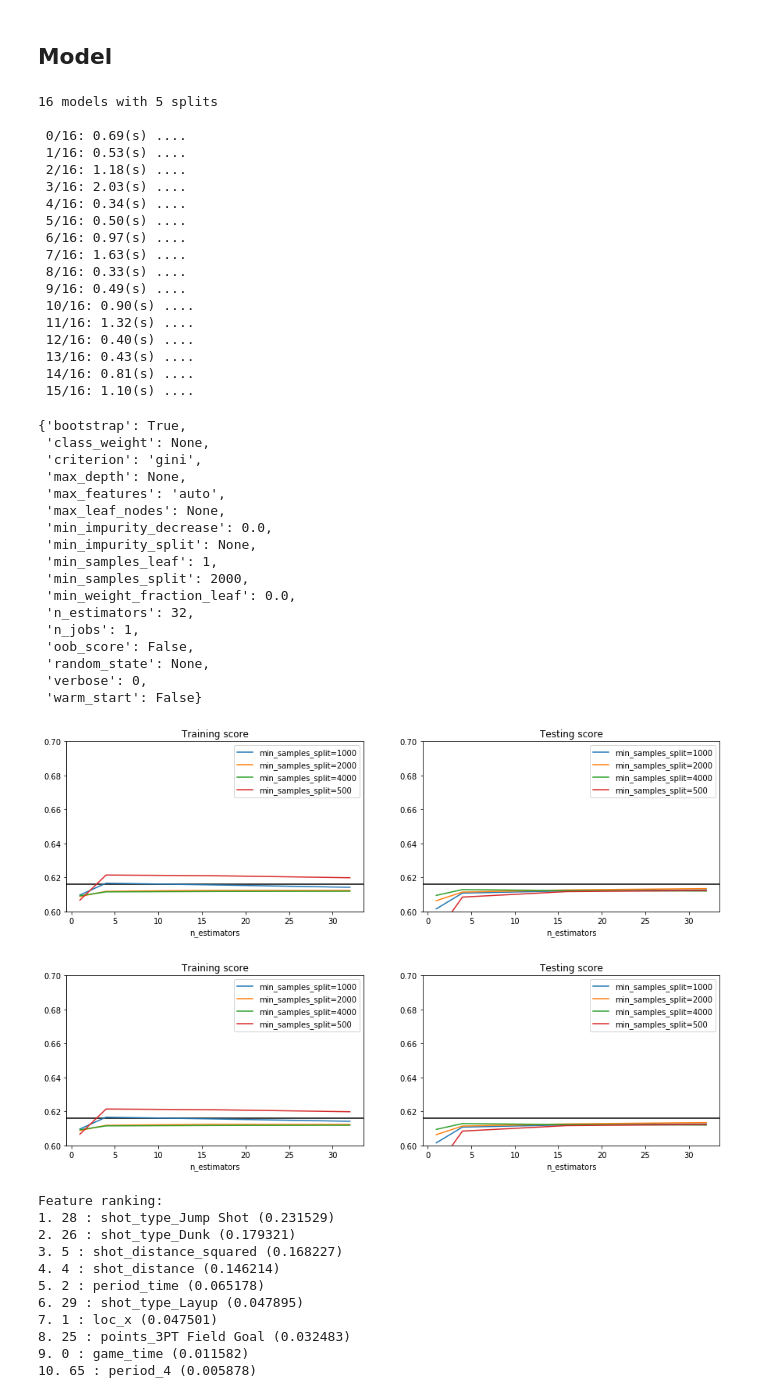
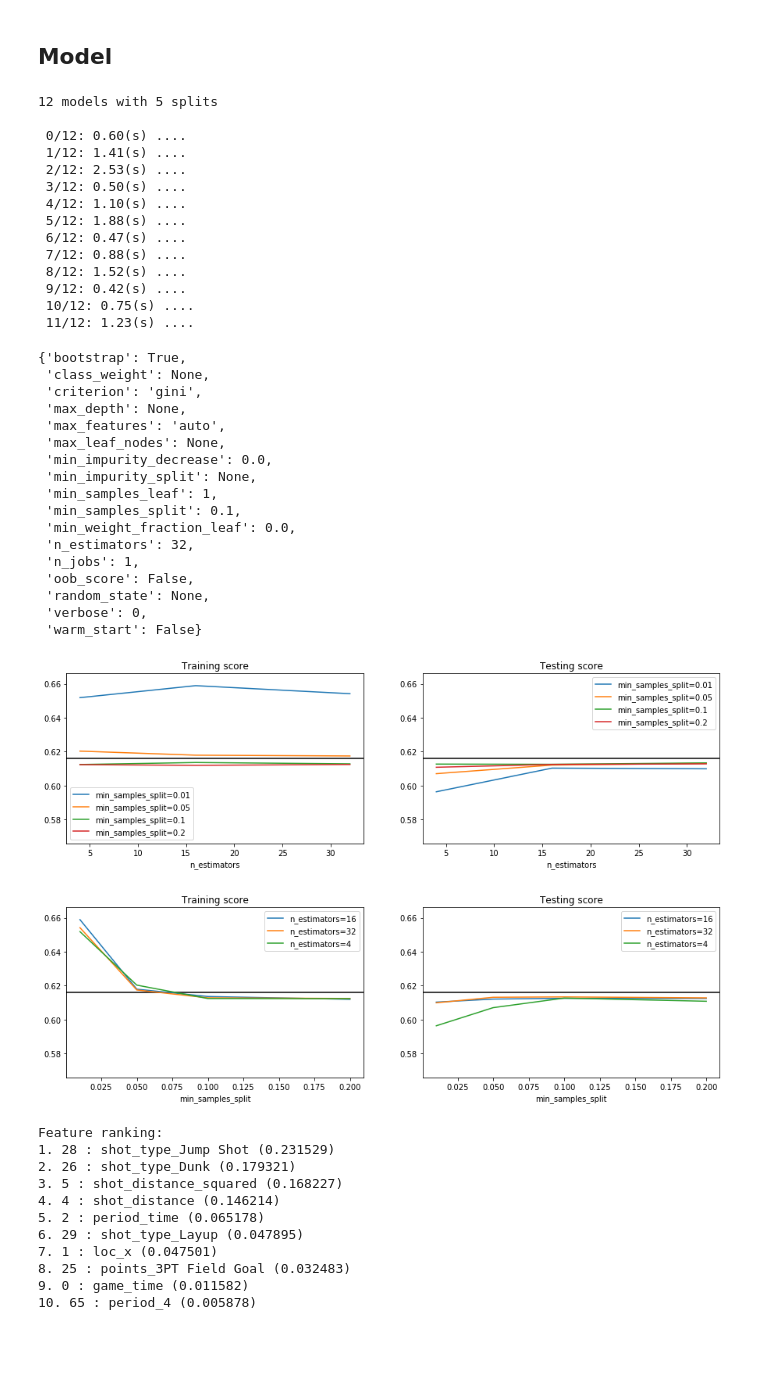
Before and after one commit to jonnor/datascience-master, a Jupyter notebook: dat200/assigment2/Basketball.ipynb, the cells around one changed output. Drawn from its saved outputs; the diff is of its cells as text; code cells hidden in the pictures; blank space fills up the shorter version.

```diff
--- a/dat200/assigment2/Basketball.ipynb
+++ b/dat200/assigment2/Basketball.ipynb
@@ -183,30 +183,27 @@ def random_forest(**params):
 
 best_model, r = grid_search(random_forest,
                             {
-                                'n_estimators': [ 1, 4, 16, 32 ],
-                                'min_samples_split': [ 500, 1000, 2000, 4000 ],
+                                'n_estimators': [ 4, 16, 32 ],
+                                'min_samples_split': [ 0.01, 0.05, 0.1, 0.2 ],
                             },
                             X, Y, splits=5)
+
 best_model.get_params()
 # %% [output]
-16 models with 5 splits
+12 models with 5 splits
 
- 0/16: 0.69(s) ....
- 1/16: 0.53(s) ....
- 2/16: 1.18(s) ....
- 3/16: 2.03(s) ....
- 4/16: 0.34(s) ....
- 5/16: 0.50(s) ....
- 6/16: 0.97(s) ....
- 7/16: 1.63(s) ....
- 8/16: 0.33(s) ....
- 9/16: 0.49(s) ....
- 10/16: 0.90(s) ....
- 11/16: 1.32(s) ....
- 12/16: 0.40(s) ....
- 13/16: 0.43(s) ....
- 14/16: 0.81(s) ....
- 15/16: 1.10(s) ....
+ 0/12: 0.60(s) ....
+ 1/12: 1.41(s) ....
+ 2/12: 2.53(s) ....
+ 3/12: 0.50(s) ....
+ 4/12: 1.10(s) ....
+ 5/12: 1.88(s) ....
+ 6/12: 0.47(s) ....
+ 7/12: 0.88(s) ....
+ 8/12: 1.52(s) ....
+ 9/12: 0.42(s) ....
+ 10/12: 0.75(s) ....
+ 11/12: 1.23(s) ....
 {'bootstrap': True,
  'class_weight': None,
  'criterion': 'gini',
@@ -216,7 +213,7 @@ best_model.get_params()
  'min_impurity_decrease': 0.0,
  'min_impurity_split': None,
  'min_samples_leaf': 1,
- 'min_samples_split': 2000,
+ 'min_samples_split': 0.1,
  'min_weight_fraction_leaf': 0.0,
  'n_estimators': 32,
  'n_jobs': 1,
@@ -246,39 +243,40 @@ def plot_results(res):
     # .plot(figsize=(4,4), sharex=True, sharey=True)
 
     target = 0.616
+    spread = 0.05
     # multiline plot with group by
     def plot_score_trend(group_key, x_key):
         fig, (train_ax, test_ax) = plt.subplots(1, 2, figsize=(15, 4))
         train_ax.set_title("Training score")
         test_ax.set_title("Testing score")
         train_ax.set_xlabel(x_key)
         test_ax.set_xlabel(x_key)
-        train_ax.set_ylim(0.6, 0.7)
-        test_ax.set_ylim(0.6, 0.7)
+        train_ax.set_ylim(target-spread, target+spread)
+        test_ax.set_ylim(target-spread, target+spread)
         test_ax.axhline(y=target, color='black')
         train_ax.axhline(y=target, color='black')
 
         for val, group in df.groupby(group_key):
             label = '{}={}'.format(group_key, val)
             x = [ float(x) for x in group[x_key]]
             train_ax.plot(list(x), list(group['training_score']), label=label)
             test_ax.plot(list(x), list(group['testing_score']), label=label)
 
         train_ax.legend()
         test_ax.legend()
         return fig
 
     # TODO: unhardcode
     first, second = param_names
     fig1 = plot_score_trend(first, second)
-    fig2 = plot_score_trend(first, second)
+    fig2 = plot_score_trend(second, first)
 
     return fig1, fig2
 
 plot_results(r);
 # %% [output]
-[figure, old version]
+[figure, new version]
-[figure, old version]
+[figure, new version]
 # %%
 import numpy as np
 
```
